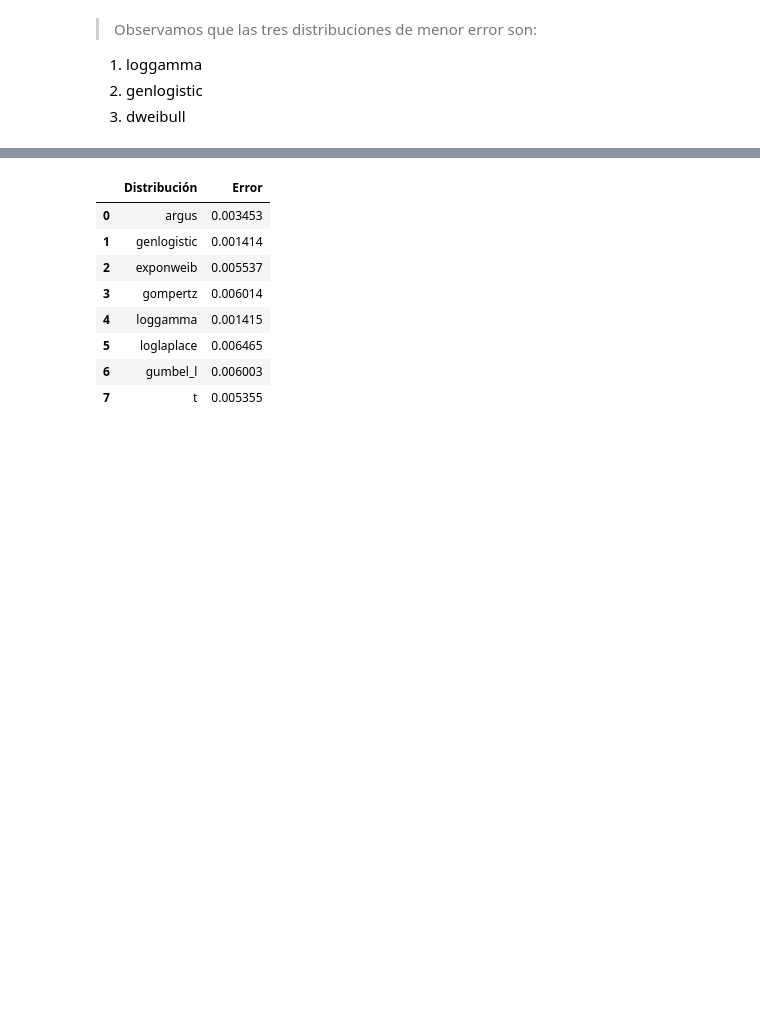
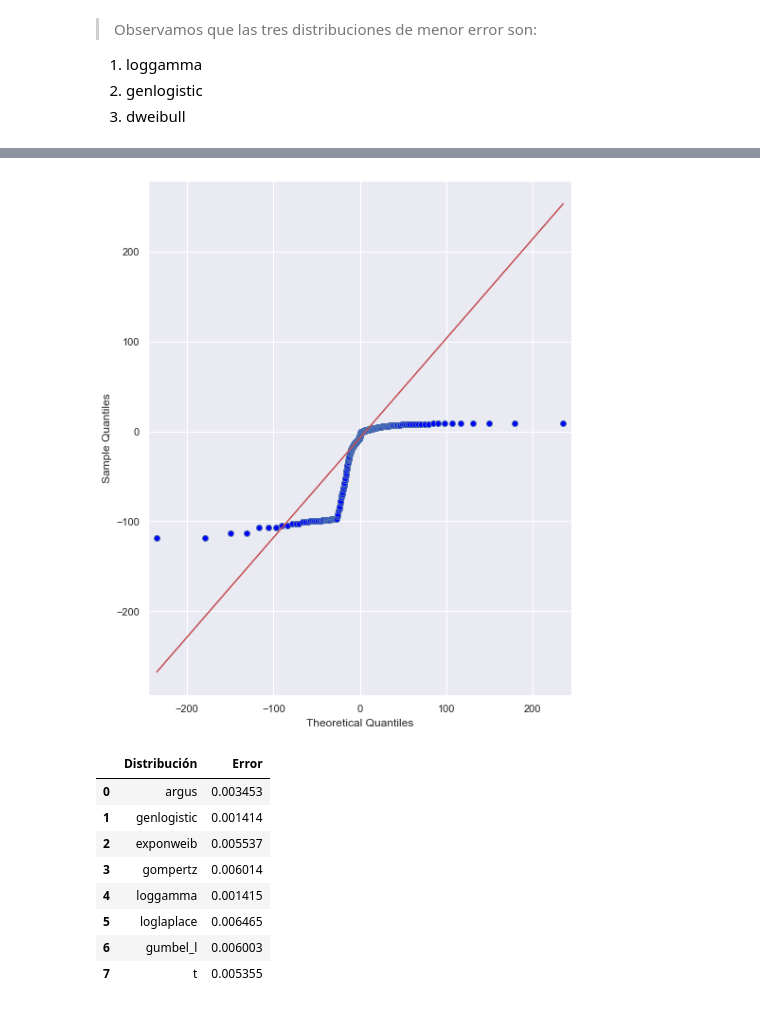
Before and after one commit to valerialadron/Proyecto_VLadron_MMLopez, a Jupyter notebook: Proyecto_VLadron_MMLopez.ipynb, the cells around one changed output, grey strips where cells are left out. Saved outputs shown, nothing was run; the diff lists cells and outputs as text; code cells hidden in the pictures; blank space fills up the shorter version.

```diff
--- a/Proyecto_VLadron_MMLopez.ipynb
+++ b/Proyecto_VLadron_MMLopez.ipynb
@@ -338,6 +339,15 @@ def chi_cuadrada(best:'Nombre distribución',
     print('Estadístico de chi_cuadrado = ', Chi_est)
 
     print('La distribución analizada fue: ', best)
+# %%
+def grafica_qq_1(datos:'Datos',
+                  name:'Nombre distribución'):
+    '''
+    Función que nos da la gráfica Q-Q de una distribución dada.
+    '''
+
+    fig, ax = plt.subplots(1, 1, figsize = [8, 10])
+    grap_1 = sm.qqplot(datos, dist=getattr(st, name), line='q', fit=True, ax=ax)
 # %% [markdown]
 ### Número de casos (Nodo1)
 # %%
@@ -418,3 +463,7 @@ Name: Distribución, dtype: object
+# %%
+grafica_qq_1(v1_data, dist_fitter)
+# %% [output]
+[figure, added]
 # %%
 #CASOS 2020-2021
 v2_data = log_int(usa_casos)
```
Also changed, not shown: parts of 37 cells of this notebook.
